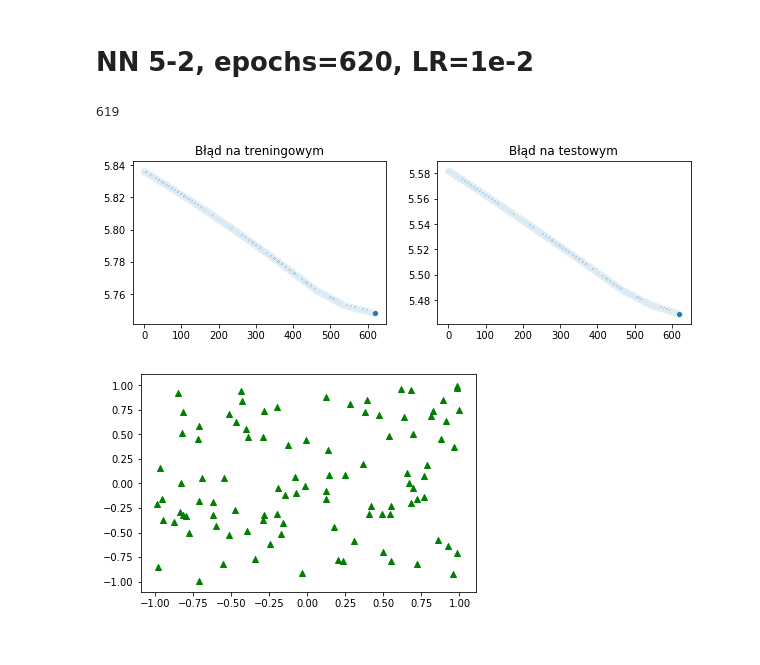
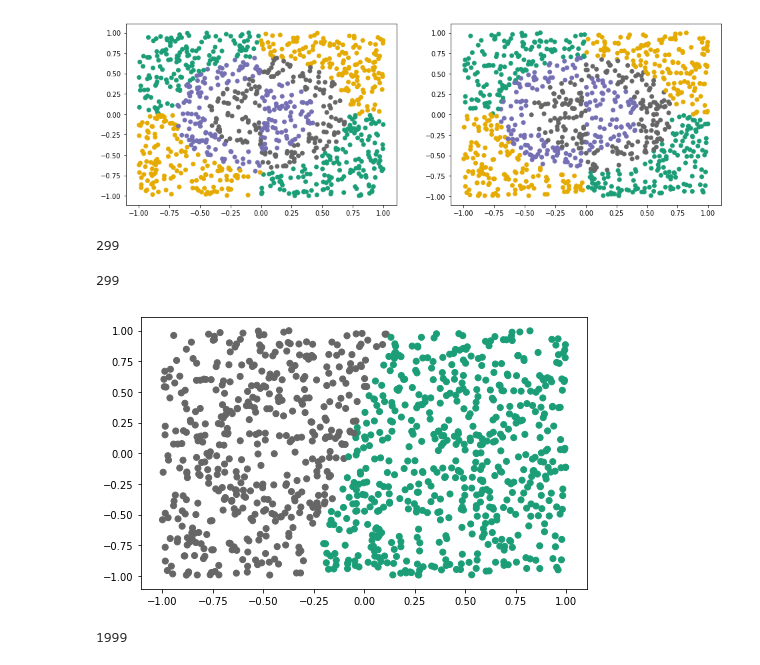
Before and after one commit to OlafSk/MGU2019, a Jupyter notebook: tests_classification.ipynb, the cells around one changed output. Saved outputs shown, nothing was run; the diff lists cells and outputs as text; code cells hidden in the pictures.

```diff
--- a/tests_classification.ipynb
+++ b/tests_classification.ipynb
@@ -189,14 +0,0 @@ train_wrapper(nn, train_set, train_labels, test_set, test_labels, epochs=1000, l
-# %% [markdown]
-# NN 5-2, epochs=620, LR=1e-2
-# %%
-np.random.seed(58)
-nn = NeuralNetwork("cross_entropy", 0)
-
-nn.add(Layer(5, 2, "relu"))
-nn.add(Layer(2, 5, "softmax"))
-
-train_wrapper(nn, train_set, train_labels, test_set, test_labels, epochs=620, learning_rate=1e-2)
-# %% [output]
-619
-[figure, removed]
-[figure, removed]
@@ -202,0 +19,16 @@ train_wrapper(nn, train_set, train_labels, test_set, test_labels, epochs=620, le
+# %%
+n = 1000
+X_train, y_train = load_data_classification("MGU_projekt1/Classification/data.circles.train.%d.csv" % n)
+X_test, y_test = load_data_classification("MGU_projekt1/Classification/data.circles.test.%d.csv" % n)
+
+df = pd.read_csv("MGU_projekt1/Classification/data.circles.train.%d.csv" % n)
+df_test = pd.read_csv("MGU_projekt1/Classification/data.circles.test.%d.csv" % n)
+# %%
+plt.figure(figsize=(16,5))
+plt.subplot(1, 2, 1)
+plt.scatter(df['x'], df['y'], c=df['cls'], cmap='Dark2')
+plt.subplot(1, 2, 2)
+plt.scatter(df_test['x'], df_test['y'], c=df_test['cls'], cmap='Dark2')
+plt.show()
+# %% [output]
+[figure, added]
@@ -202,0 +50,33 @@ train_wrapper(nn, train_set, train_labels, test_set, test_labels, epochs=620, le
+# %%
+loss, test_loss, grad_norm = nn.train(
+    X_train, one_hot_encode(y_train, 4),
+    X_test, one_hot_encode(y_test, 4),
+    epochs=300,
+    learning_rate=1e-2
+)
+# %% [output]
+299
+# %%
+loss2, test_loss2, grad_norm2 = nn.train(
+    X_train, one_hot_encode(y_train, 4),
+    X_test, one_hot_encode(y_test, 4),
+    epochs=300,
+    learning_rate=1e-1
+)
+# %% [output]
+299
+# %%
+plt.figure(figsize=(8, 5))
+plt.scatter(X_test[:, 0], X_test[:, 1], c=nn.forward_pass(X_test).argmax(axis=-1), cmap='Dark2')
+plt.show()
+# %% [output]
+[figure, added]
+# %%
+loss3, test_loss3, grad_norm3 = nn.train(
+    X_train, one_hot_encode(y_train, 4),
+    X_test, one_hot_encode(y_test, 4),
+    epochs=2000,
+    learning_rate=1e-0
+)
+# %% [output]
+1999
```
Also changed, not shown: parts of 33 cells of this notebook, 1 other file.
